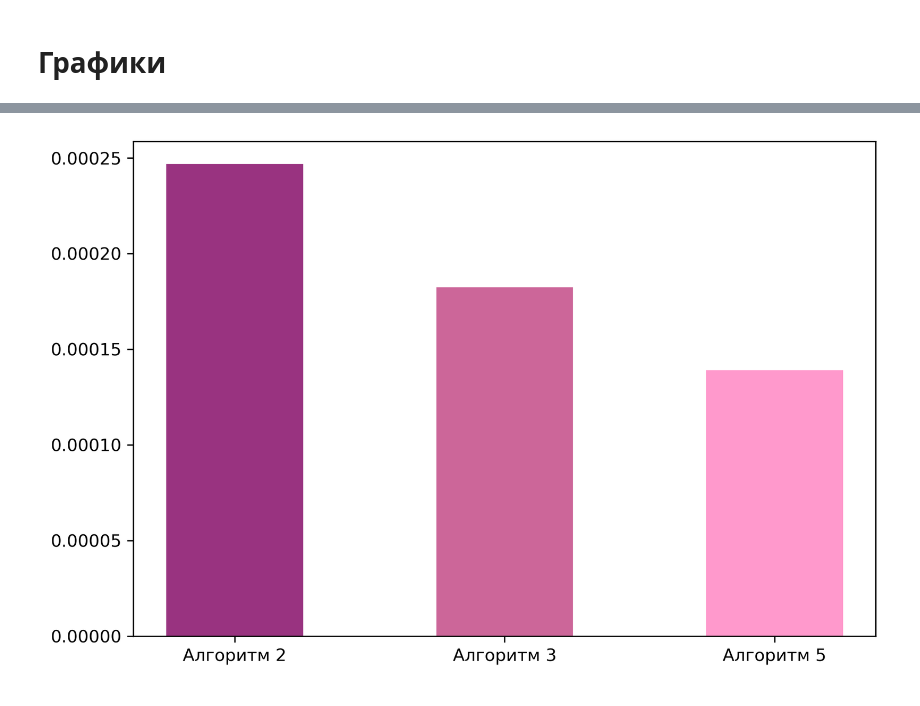
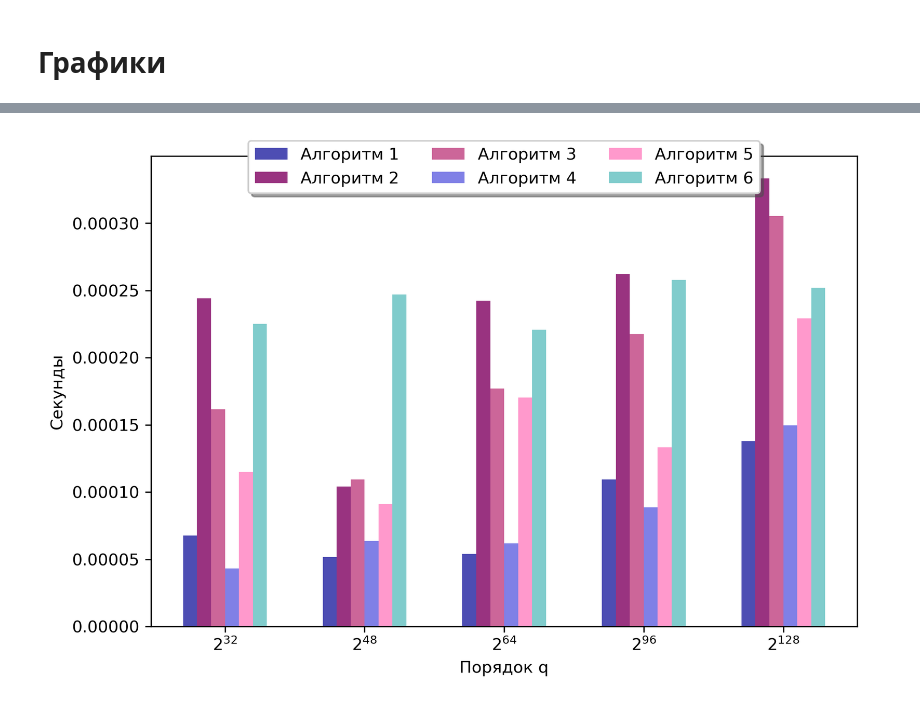
Before and after one commit to Gustavsan/SCS181, a Jupyter notebook: ВасильеваПопов/03_square_root_algs.ipynb, the cells around one changed output, grey strips where cells are left out. Saved outputs shown, nothing was run; the diff lists cells and outputs as text; code cells hidden in the pictures.

```diff
--- a/ВасильеваПопов/03_square_root_algs.ipynb
+++ b/ВасильеваПопов/03_square_root_algs.ipynb
@@ -318,6 +327,7 @@ for lst in lst_q_c_xi_16:
     lst_time_3.append(t2 - t1)
 
 
-average_time_3 = sum(lst_time_3) / len(lst_time_3)
+composite_list_time_3 = [lst_time_3[x:x+999] for x in range(0, len(lst_time_3), 999)]
+average_time_3 = [sum(x)/len(x) for x in composite_list_time_3]
 print(average_time_3)
 # %% [output]
@@ -336,6 +346,7 @@ for lst in lst_q_c_xi_8:
     lst_time_4.append(t2 - t1)
 
 
-average_time_4 = sum(lst_time_4) / len(lst_time_4)
+composite_list_time_4 = [lst_time_4[x:x+999] for x in range(0, len(lst_time_4), 999)]
+average_time_4 = [sum(x)/len(x) for x in composite_list_time_4]
 print(average_time_4)
 # %% [output]
@@ -354,6 +365,7 @@ for lst in lst_q_c_xi_8:
     lst_time_5.append(t2 - t1)
 
 
-average_time_5 = sum(lst_time_5) / len(lst_time_5)
+composite_list_time_5 = [lst_time_5[x:x+999] for x in range(0, len(lst_time_5), 999)]
+average_time_5 = [sum(x)/len(x) for x in composite_list_time_5]
 print(average_time_5)
 # %% [output]
@@ -372,6 +384,7 @@ for lst in lst_q_c_xi_8:
     lst_time_6.append(t2 - t1)
 
 
-average_time_6 = sum(lst_time_6) / len(lst_time_6)
+composite_list_time_6 = [lst_time_6[x:x+999] for x in range(0, len(lst_time_6), 999)]
+average_time_6 = [sum(x)/len(x) for x in composite_list_time_6]
 print(average_time_6)
 # %% [output]
@@ -413,14 +394,27 @@ plt.show()
-# %%
-fig = plt.figure()
-ax = fig.add_axes([0,0,1,1])
-
-langs = ["Алгоритм 2", "Алгоритм 3", "Алгоритм 5"]
-averages = [average_time_2, average_time_3, average_time_5]
-barlist = ax.bar(langs, averages, 0.5)
-barlist[0].set_color((0.6, 0.2, 0.5))
-barlist[1].set_color((0.8, 0.4, 0.6))
-barlist[2].set_color((1.0, 0.6, 0.8))
-plt.gcf().set_dpi(300)
-plt.show()
-# %% [output]
-[figure, removed]
+# %%
+import matplotlib.pyplot as plt
+import numpy as np
+colors_list = [(0.3, 0.3, 0.7), (0.6, 0.2, 0.5), (0.8, 0.4, 0.6), (0.5, 0.5, 0.9), (1.0, 0.6, 0.8), (0.5, 0.8, 0.8)]
+
+fig = plt.figure()
+ax = fig.add_axes([0,0,1,1])
+#plt.style.use("bmh")
+
+ind = np.arange(5)
+width = 0.1
+ax.bar(ind,average_time_1, width, label="Алгоритм 1",color=colors_list[0])
+ax.bar(ind + width,average_time_2, width,label="Алгоритм 2",color=colors_list[1])
+ax.bar(ind + 2*width,average_time_3, width,label="Алгоритм 3",color=colors_list[2])
+ax.bar(ind + 3*width,average_time_4, width,label="Алгоритм 4",color=colors_list[3])
+ax.bar(ind + 4*width,average_time_5, width,label="Алгоритм 5",color=colors_list[4])
+ax.bar(ind + 5*width,average_time_6, width,label="Алгоритм 6",color=colors_list[5])
+plt.xticks(ind + 2.5*width, ("$2^{32}$", "$2^{48}$", "$2^{64}$", "$2^{96}$", "$2^{128}$"))
+ax.legend(loc='upper center', bbox_to_anchor=(0.5, 1.05),
+          ncol=3, fancybox=True, shadow=True)
+plt.xlabel("Порядок q")
+plt.ylabel("Секунды")
+plt.gcf().set_dpi(300)
+
+plt.show()
+# %% [output]
+[figure, added]
```
Also changed, not shown: parts of 15 cells of this notebook, 2 other files.
